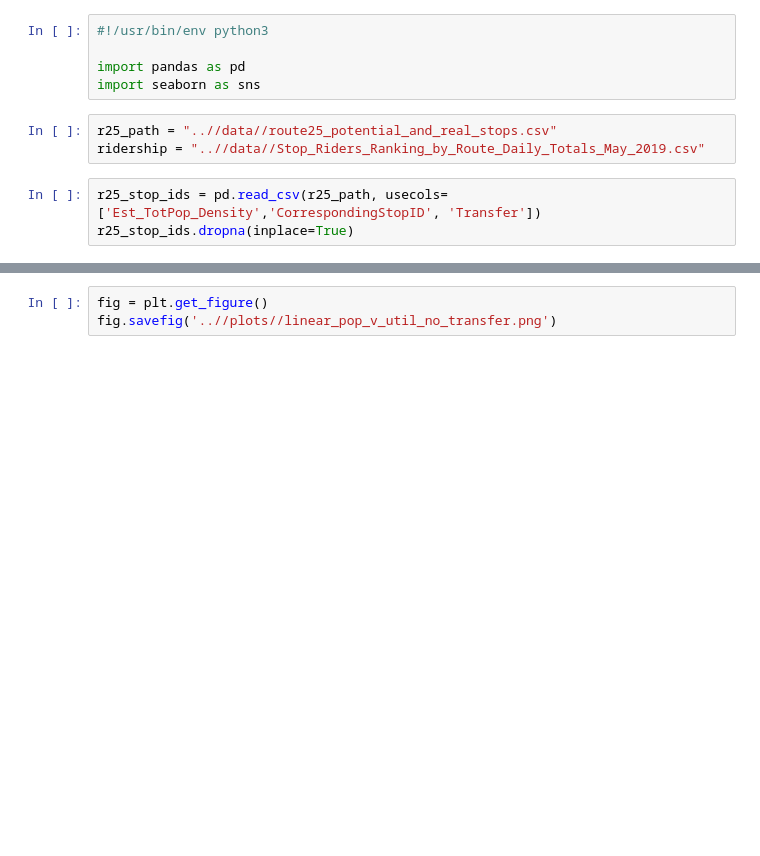
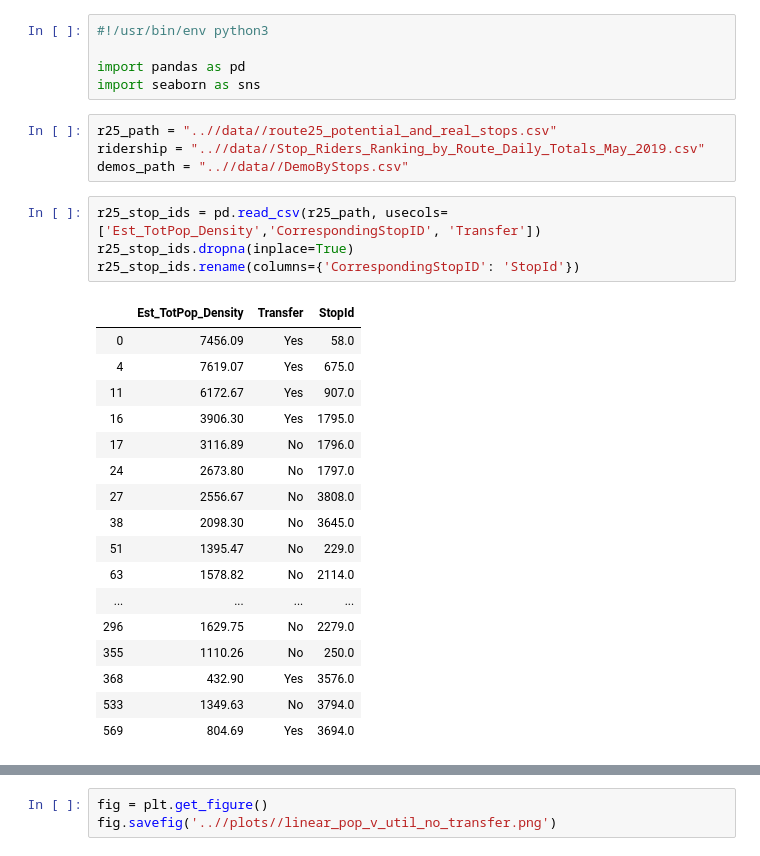
Before and after one commit to joy-kitson/bus-routes, a Jupyter notebook: src/util_v_pop_plot.ipynb, the cells around one changed output, grey strips where cells are left out. Drawn from its saved outputs; the diff is of its cells as text; blank space fills up the shorter version.

```diff
--- a/src/util_v_pop_plot.ipynb
+++ b/src/util_v_pop_plot.ipynb
@@ -6,7 +6,27 @@ import seaborn as sns
 # %%
 r25_path = "..//data//route25_potential_and_real_stops.csv"
 ridership = "..//data//Stop_Riders_Ranking_by_Route_Daily_Totals_May_2019.csv"
+demos_path = "..//data//DemoByStops.csv"
 # %%
 r25_stop_ids = pd.read_csv(r25_path, usecols=['Est_TotPop_Density','CorrespondingStopID', 'Transfer'])
 r25_stop_ids.dropna(inplace=True)
+r25_stop_ids.rename(columns={'CorrespondingStopID': 'StopId'})
+# %% [output]
+|  | Est_TotPop_Density | Transfer | StopId |
+| 0 | 7456.09 | Yes | 58.0 |
+| 4 | 7619.07 | Yes | 675.0 |
+| 11 | 6172.67 | Yes | 907.0 |
+| 16 | 3906.30 | Yes | 1795.0 |
+| 17 | 3116.89 | No | 1796.0 |
+| 24 | 2673.80 | No | 1797.0 |
+| 27 | 2556.67 | No | 3808.0 |
+| 38 | 2098.30 | No | 3645.0 |
+| 51 | 1395.47 | No | 229.0 |
+| 63 | 1578.82 | No | 2114.0 |
+| ... | ... | ... | ... |
+| 296 | 1629.75 | No | 2279.0 |
+| 355 | 1110.26 | No | 250.0 |
+| 368 | 432.90 | Yes | 3576.0 |
+| 533 | 1349.63 | No | 3794.0 |
+| 569 | 804.69 | Yes | 3694.0 |
 # %%
```
Also changed, not shown: parts of 11 cells of this notebook, 1 other file.
